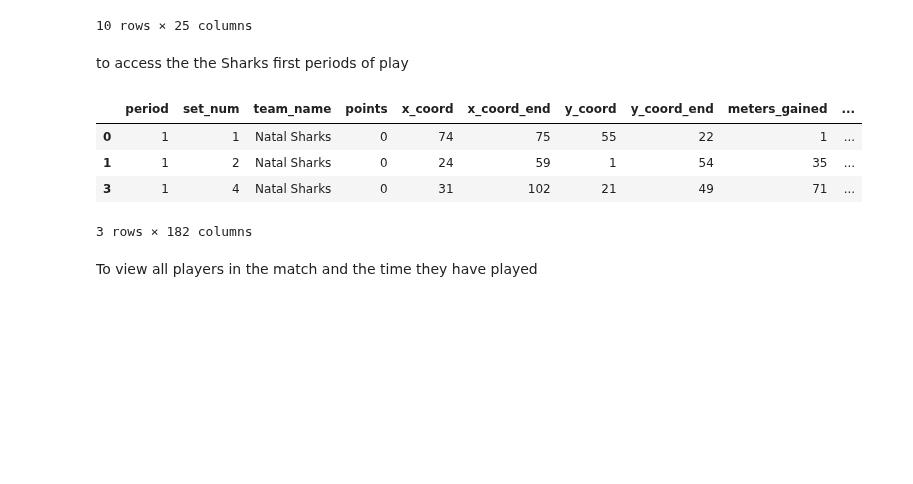
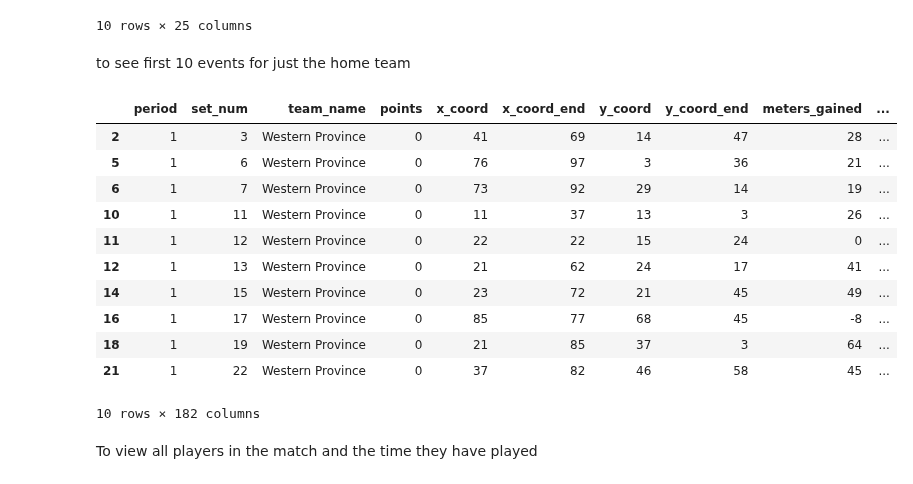
Before and after one commit to jlondal/pyrugga, a Jupyter notebook: jupyter/tuts/Getting Started.ipynb, the cells around one changed output. Saved outputs shown, nothing was run; the diff lists cells and outputs as text; code cells hidden in the pictures; blank space fills up the shorter version.

```diff
--- a/jupyter/tuts/Getting Started.ipynb
+++ b/jupyter/tuts/Getting Started.ipynb
@@ -61,3 +44,5 @@ df.summary
+# %%
+hometeam = df.summary.hometeam[0]
 # %% [markdown]
 to access the first 10 events of a match
 # %%
@@ -75,16 +60,23 @@ df.events.head(10)
 | 680 | 18665521 | NaN | 0 | NaN | Pass | Complete Pass | 719101.0 | 0 | ... |
 | 231 | 18665522 | Neutral Contact | 0 | Crossed Gainline | Carry | One Out Drive | 719101.0 | 0 | ... |
 10 rows × 25 columns
-# %% [markdown]
-to access the the Sharks first periods of play
+# %% [markdown]
+to see first 10 events for just the home team
 # %%
-df.timeline.query('team_name == "Natal Sharks"').head(3)
+df.timeline.query('team_name == "%s"' % hometeam).head(10)
 # %% [output]
 |  | period | set_num | team_name | points | x_coord | x_coord_end | y_coord | y_coord_end | meters_gained | ... |
-| 0 | 1 | 1 | Natal Sharks | 0 | 74 | 75 | 55 | 22 | 1 | ... |
-| 1 | 1 | 2 | Natal Sharks | 0 | 24 | 59 | 1 | 54 | 35 | ... |
-| 3 | 1 | 4 | Natal Sharks | 0 | 31 | 102 | 21 | 49 | 71 | ... |
+| 2 | 1 | 3 | Western Province | 0 | 41 | 69 | 14 | 47 | 28 | ... |
+| 5 | 1 | 6 | Western Province | 0 | 76 | 97 | 3 | 36 | 21 | ... |
+| 6 | 1 | 7 | Western Province | 0 | 73 | 92 | 29 | 14 | 19 | ... |
+| 10 | 1 | 11 | Western Province | 0 | 11 | 37 | 13 | 3 | 26 | ... |
+| 11 | 1 | 12 | Western Province | 0 | 22 | 22 | 15 | 24 | 0 | ... |
+| 12 | 1 | 13 | Western Province | 0 | 21 | 62 | 24 | 17 | 41 | ... |
+| 14 | 1 | 15 | Western Province | 0 | 23 | 72 | 21 | 45 | 49 | ... |
+| 16 | 1 | 17 | Western Province | 0 | 85 | 77 | 68 | 45 | -8 | ... |
+| 18 | 1 | 19 | Western Province | 0 | 21 | 85 | 37 | 3 | 64 | ... |
+| 21 | 1 | 22 | Western Province | 0 | 37 | 82 | 46 | 58 | 45 | ... |
-3 rows × 182 columns
+10 rows × 182 columns
 # %% [markdown]
 To view all players in the match and the time they have played
 # %%
```
Also changed, not shown: parts of 8 cells of this notebook, 2 other files.
